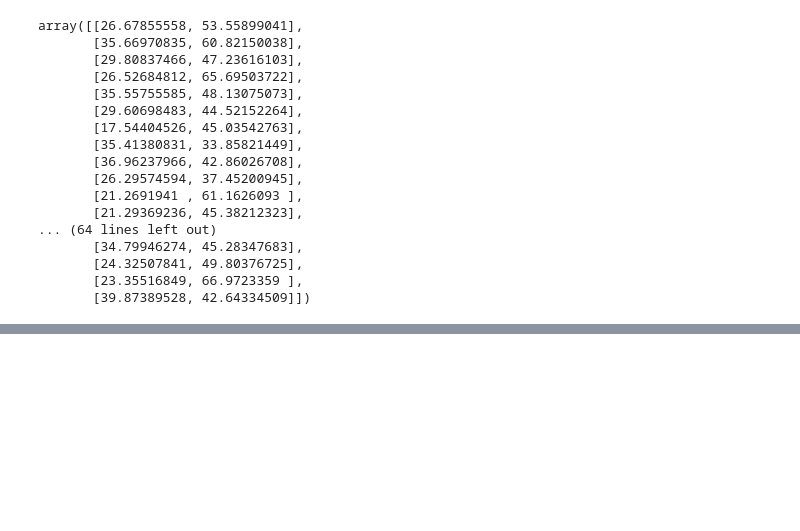
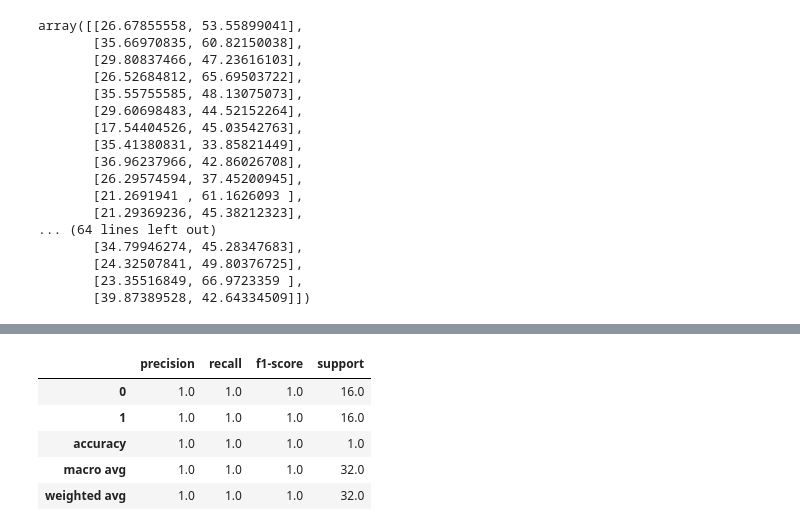
Before and after one commit to mohdsukry/Machine_Learning, a Jupyter notebook: 01_K Nearest Neighbours/011_SampleData.ipynb, the cells around one changed output, grey strips where cells are left out. Cells and saved outputs as stored; diff of their text form; code cells hidden in the pictures; blank space fills up the shorter version.

```diff
--- a/01_K Nearest Neighbours/011_SampleData.ipynb
+++ b/01_K Nearest Neighbours/011_SampleData.ipynb
@@ -97,0 +146,11 @@ X_train_scaled = scaler.fit_transform(X_train)
+# %%
+report_df = pd.DataFrame(classification_report(y_test, y_pred, output_dict=True)).transpose()
+# %%
+report_df
+# %% [output]
+|  | precision | recall | f1-score | support |
+| 0 | 1.0 | 1.0 | 1.0 | 16.0 |
+| 1 | 1.0 | 1.0 | 1.0 | 16.0 |
+| accuracy | 1.0 | 1.0 | 1.0 | 1.0 |
+| macro avg | 1.0 | 1.0 | 1.0 | 32.0 |
+| weighted avg | 1.0 | 1.0 | 1.0 | 32.0 |
```
Also changed, not shown: parts of 17 cells of this notebook.
